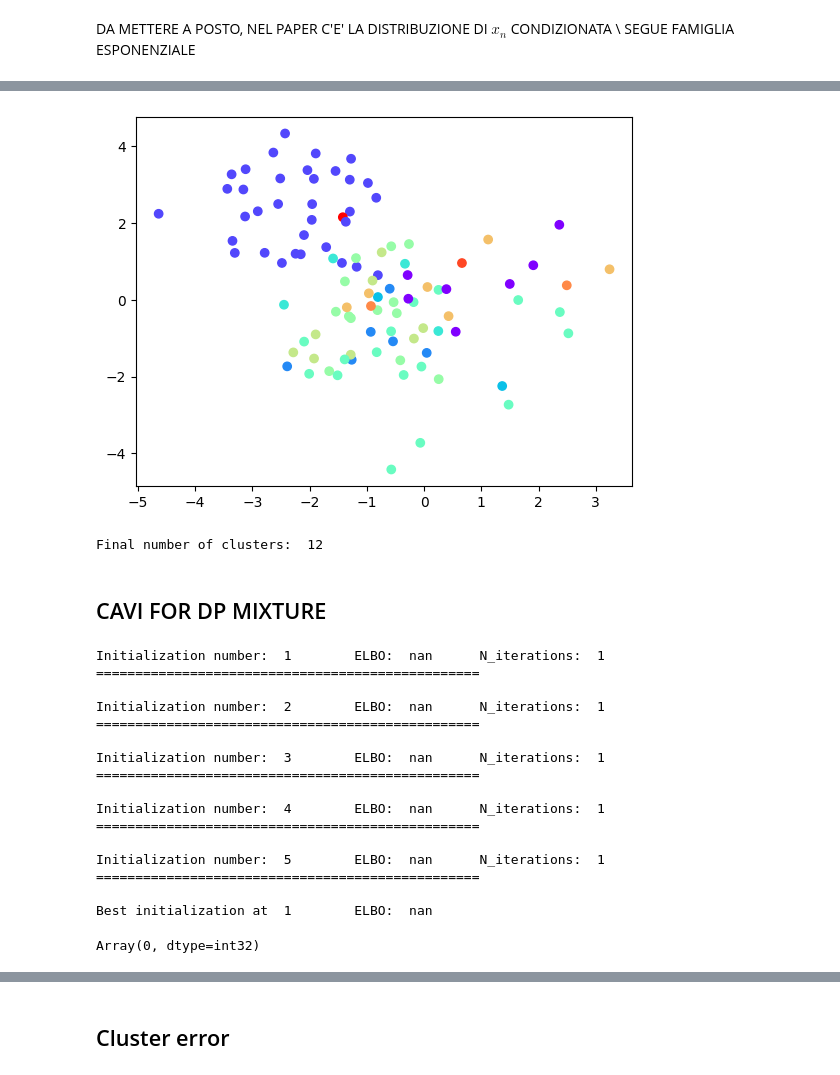
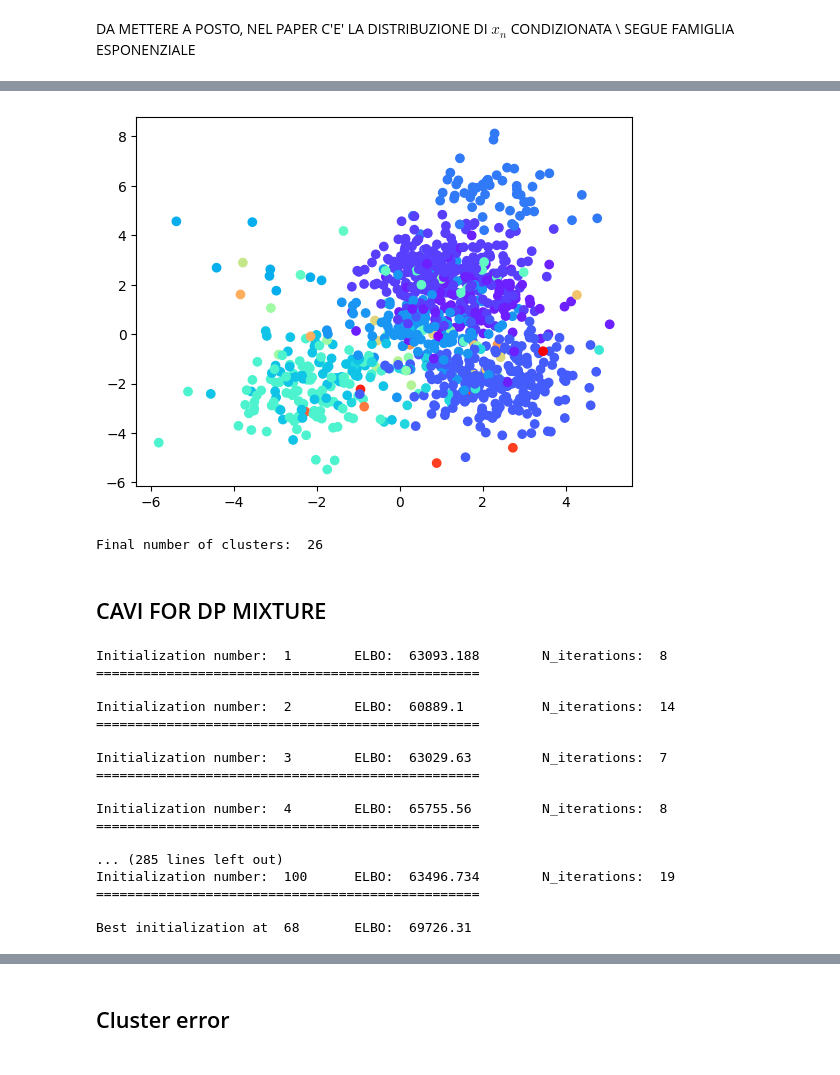
Before and after one commit to angelocurti/Bayesian_Statistics_2324, a Jupyter notebook: CAVI_DP_3.ipynb, the cells around one changed output, grey strips where cells are left out. Drawn from its saved outputs; the diff is of its cells as text; code cells hidden in the pictures.

```diff
--- a/CAVI_DP_3.ipynb
+++ b/CAVI_DP_3.ipynb
@@ -37,12 +60,12 @@ So the final DP mixture model is:
 DA METTERE A POSTO, NEL PAPER C'E' LA DISTRIBUZIONE DI $x_n$ CONDIZIONATA \\
 SEGUE FAMIGLIA ESPONENZIALE
 # %%
-seed=2023
+seed=2022
 np.random.seed(seed)
 
 # Instantiate the first topic
 alpha = 5
-n = 100
+n = 1000
 d = 2
 
 assignment = [0] # first point must be assigned to first cluster
@@ -52,7 +75,7 @@ rhos = [remainder, rho_1]
 new_or_existk = [-1, 0]
 ntopics =1
 mu0 = np.zeros(d)
-sigma2=1
+sigma2=5
 Id=np.eye(d)
 #sigma0 = np.identity(d)
 
@@ -109,5 +132,5 @@ print('Final number of clusters: ',len(mus))
-[figure, old version]
+[figure, new version]
-Final number of clusters:  12
+Final number of clusters:  26
 # %% [markdown]
 ## CAVI FOR DP MIXTURE
 # %%
@@ -325,31 +356,28 @@ def plot_clusters(data, phi):
     plt.show()
 # %%
 tol=10**-16
-nMax=2
-n_iniz=5
+nMax=1000
+n_iniz=100
 T=50
 gamma,tau,phi=VI(datapoints,T,nMax,n_iniz,tol,sigma2,alpha)
 # %% [output]
-Initialization number:  1        ELBO:  nan      N_iterations:  1
+Initialization number:  1        ELBO:  63093.188        N_iterations:  8
 =================================================
 
-Initialization number:  2        ELBO:  nan      N_iterations:  1
+Initialization number:  2        ELBO:  60889.1          N_iterations:  14
 =================================================
 
-Initialization number:  3        ELBO:  nan      N_iterations:  1
+Initialization number:  3        ELBO:  63029.63         N_iterations:  7
 =================================================
 
-Initialization number:  4        ELBO:  nan      N_iterations:  1
+Initialization number:  4        ELBO:  65755.56         N_iterations:  8
 =================================================
 
-Initialization number:  5        ELBO:  nan      N_iterations:  1
+... (285 lines left out)
+Initialization number:  100      ELBO:  63496.734        N_iterations:  19
 =================================================
 
-Best initialization at  1        ELBO:  nan
+Best initialization at  68       ELBO:  69726.31
-# %%
-np.sum(phi<=0)
-# %% [output]
-Array(0, dtype=int32)
 # %%
 # Eslicitiamo la likehood di muk rispetto ai dati
 # abbiamo vettore assignment, da tradurre come matrice in one-hot-encding
```
Also changed, not shown: parts of 11 cells of this notebook.
